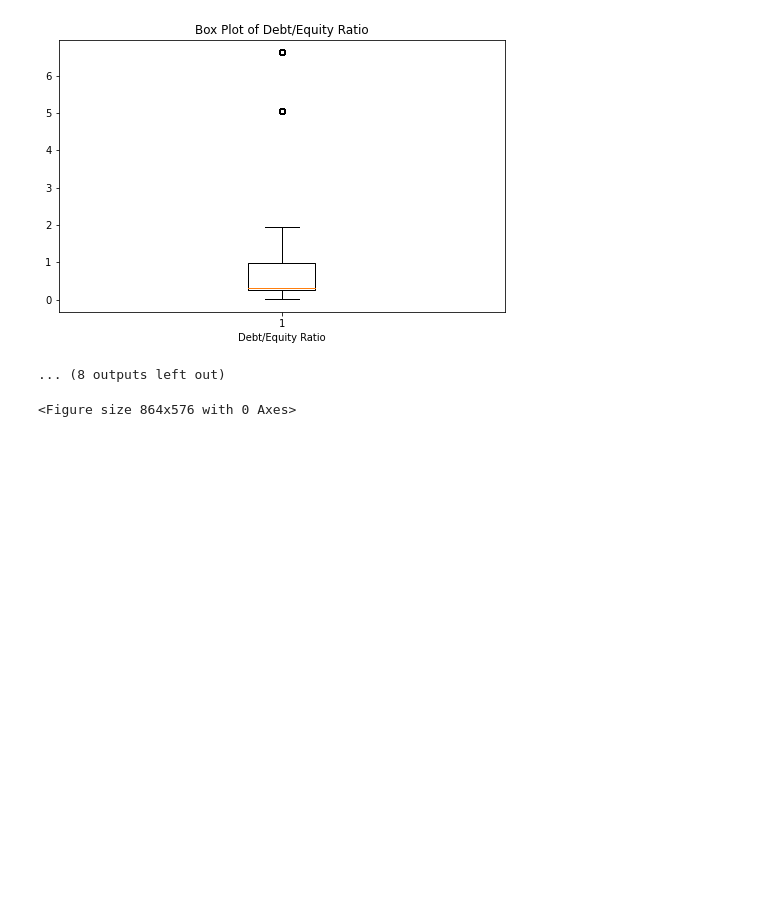
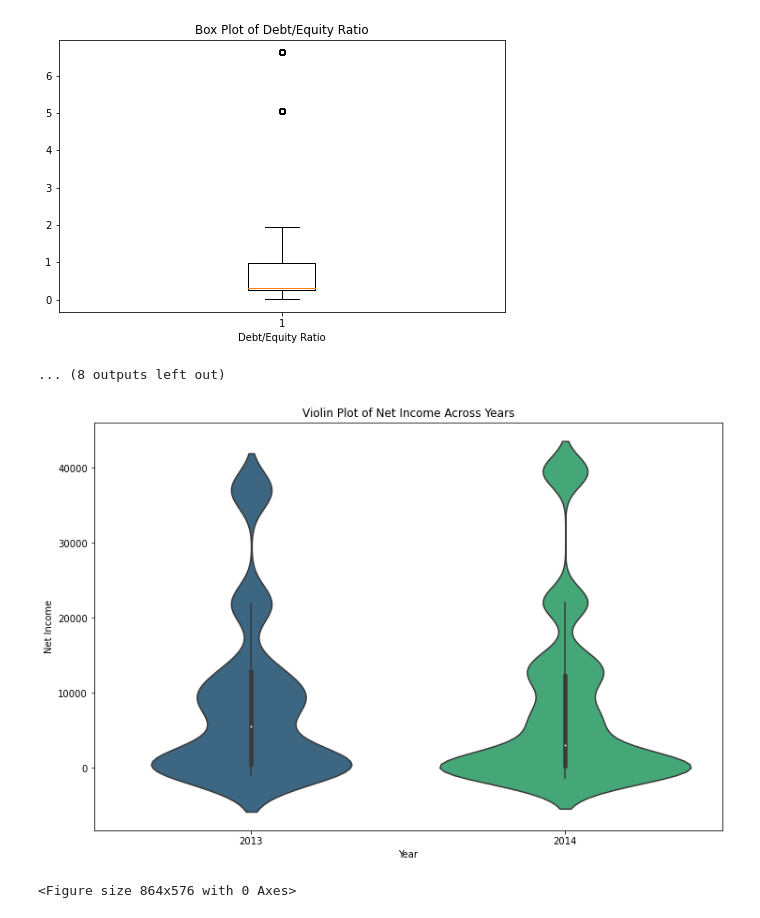
Before and after one commit to chogevic/dsc-dvp-project02, a Jupyter notebook: index.ipynb, the cells around one changed output. Cells and saved outputs as stored; diff of their text form; code cells hidden in the pictures; blank space fills up the shorter version.

```diff
--- a/index.ipynb
+++ b/index.ipynb
@@ -178,6 +190,16 @@ for column in numerical_columns:
 [figure]
 [figure]
 ... (8 outputs left out)
+# %%
+#Violin Plot for Net Income Across Years
+plt.figure(figsize=(12, 8))
+sns.violinplot(x='Year', y='Net Income', data=enriched_data, palette='viridis')
+plt.title('Violin Plot of Net Income Across Years')
+plt.xlabel('Year')
+plt.ylabel('Net Income')
+plt.show()
+# %% [output]
+[figure, added]
 # %%
 means_by_year = enriched_data.groupby('Year')[numerical_columns].mean()
 
```
Also changed, not shown: parts of 7 cells of this notebook, 4 other files.
